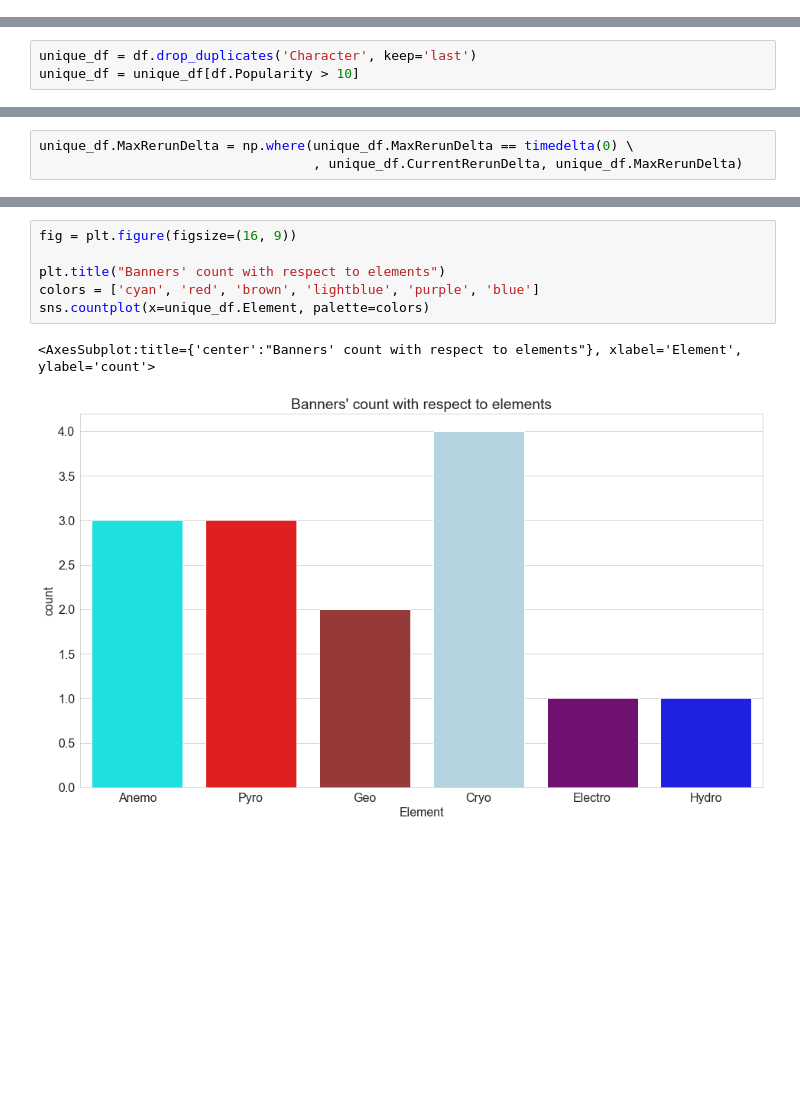
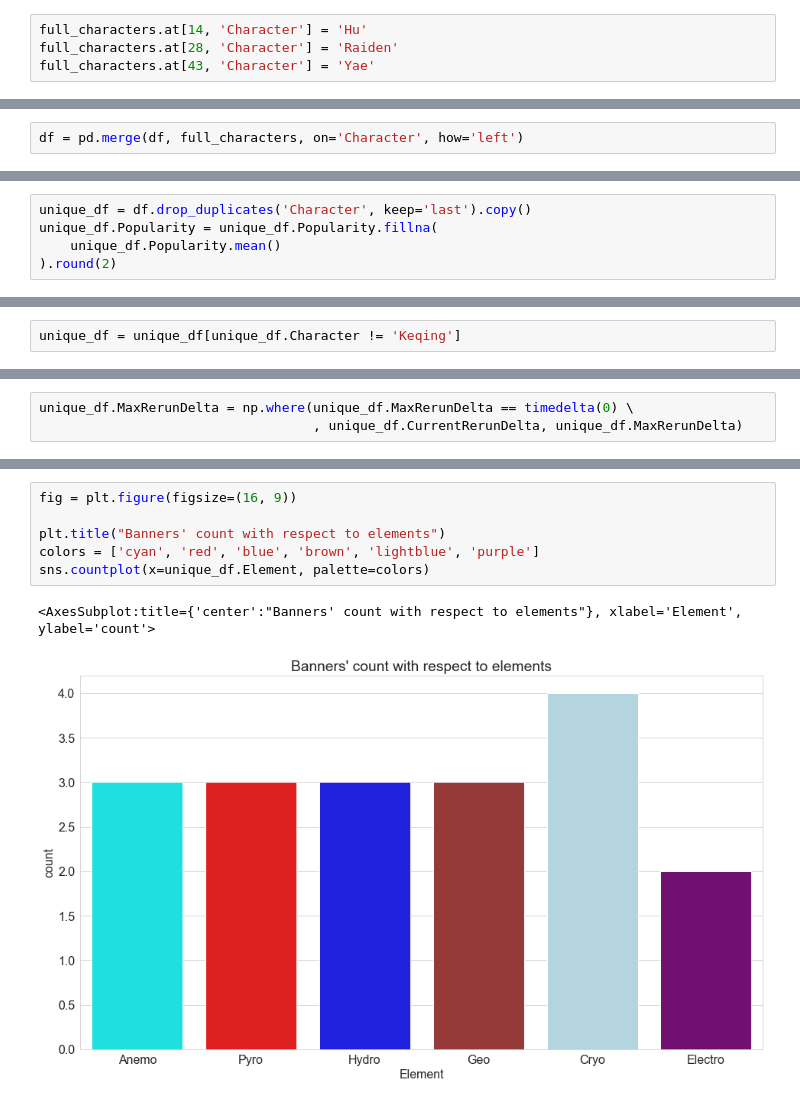
Before and after one commit to GoldenGarr/Genshin-analysis, a Jupyter notebook: Whatever.ipynb, the cells around one changed output, grey strips where cells are left out. Drawn from its saved outputs; the diff is of its cells as text; blank space fills up the shorter version.

Commit message:
Join with character info table

```diff
--- a/Whatever.ipynb
+++ b/Whatever.ipynb
@@ -163,0 +150,4 @@ unique_df = df.copy().drop_duplicates('Character', keep='last')
+# %%
+full_characters.at[14, 'Character'] = 'Hu'
+full_characters.at[28, 'Character'] = 'Raiden'
+full_characters.at[43, 'Character'] = 'Yae'
@@ -163,0 +156,2 @@ unique_df = df.copy().drop_duplicates('Character', keep='last')
+# %%
+df = pd.merge(df, full_characters, on='Character', how='left')
@@ -182,5 +188,7 @@ df = df.drop('NextRerunDelta', axis=1)
 
 # df[df.MaxRerunDelta == timedelta(0)].MaxRerunDelta = df.LatestRerunDelta
 # %%
-unique_df = df.drop_duplicates('Character', keep='last')
-unique_df = unique_df[df.Popularity > 10]
+unique_df = df.drop_duplicates('Character', keep='last').copy()
+unique_df.Popularity = unique_df.Popularity.fillna(
+    unique_df.Popularity.mean()
+).round(2)
@@ -198,0 +195,2 @@ dtype: object
+# %%
+unique_df = unique_df[unique_df.Character != 'Keqing']
@@ -212,12 +224,12 @@ sns.pairplot(unique_df)
 # %%
 fig = plt.figure(figsize=(16, 9))
 
 plt.title("Banners' count with respect to elements")
-colors = ['cyan', 'red', 'brown', 'lightblue', 'purple', 'blue']
+colors = ['cyan', 'red', 'blue', 'brown', 'lightblue', 'purple']
 sns.countplot(x=unique_df.Element, palette=colors)
 # %% [output]
 <AxesSubplot:title={'center':"Banners' count with respect to elements"}, xlabel='Element', ylabel='count'>
-[figure, old version]
+[figure, new version]
 # %%
 fig = plt.figure(figsize=(16, 9))
 
```
Also changed, not shown: parts of 27 cells of this notebook.
